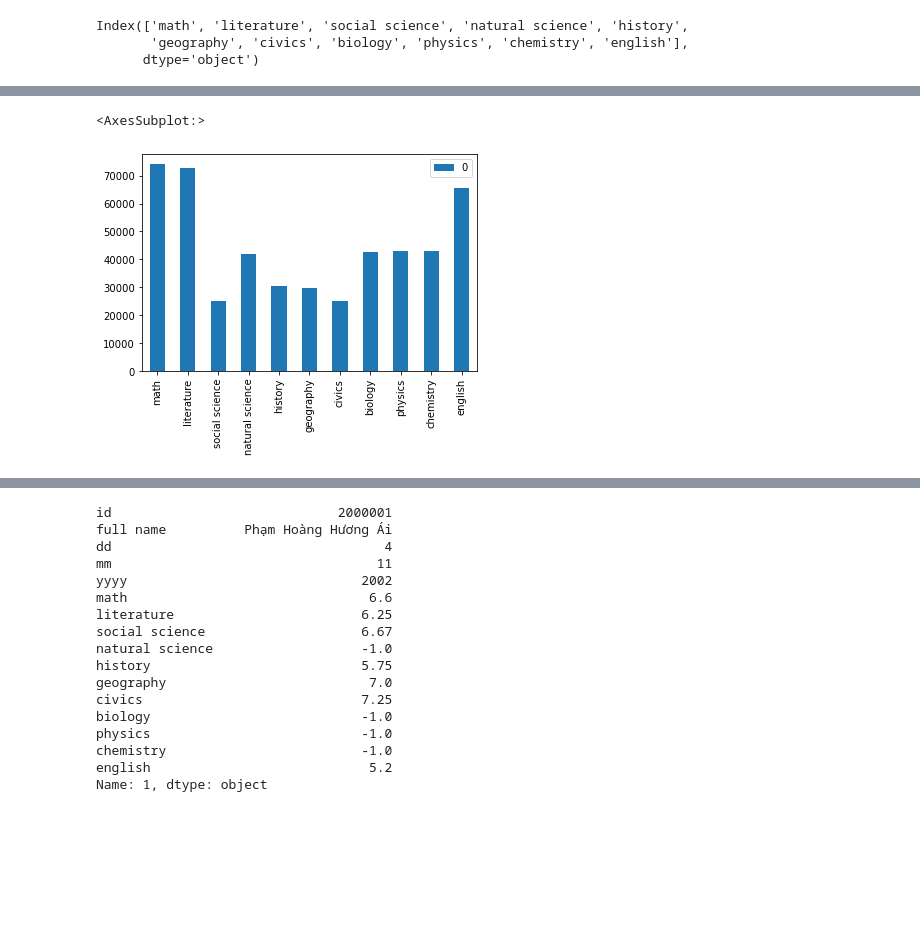
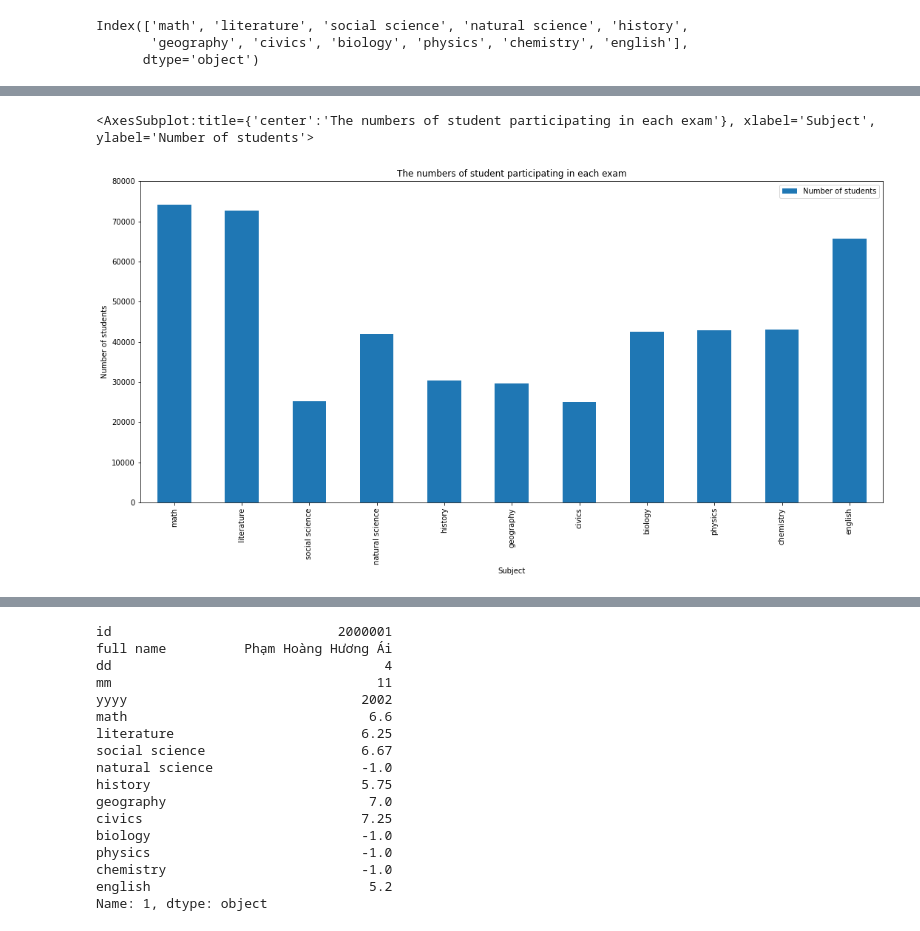
Before and after one commit to ahnngo/analyzing_vietnamese_graduation_score_2020, a Jupyter notebook: Notebook.ipynb, the cells around one changed output, grey strips where cells are left out. Drawn from its saved outputs; the diff is of its cells as text; code cells hidden in the pictures; blank space fills up the shorter version.

```diff
--- a/Notebook.ipynb
+++ b/Notebook.ipynb
@@ -84,6 +78,8 @@ presence.iplot(kind='bar',
-# %%
-presence.plot.bar()
-# %% [output]
-<AxesSubplot:>
-[figure, removed]
+# %%
+presence.plot(kind='bar',figsize=(18,8),use_index=True,
+              xlabel='Subject',ylabel='Number of students',title='The numbers of student participating in each exam',
+              ylim=(0,80000))
+# %% [output]
+<AxesSubplot:title={'center':'The numbers of student participating in each exam'}, xlabel='Subject', ylabel='Number of students'>
+[figure, added]
 # %%
```
Also changed, not shown: parts of 24 cells of this notebook.
